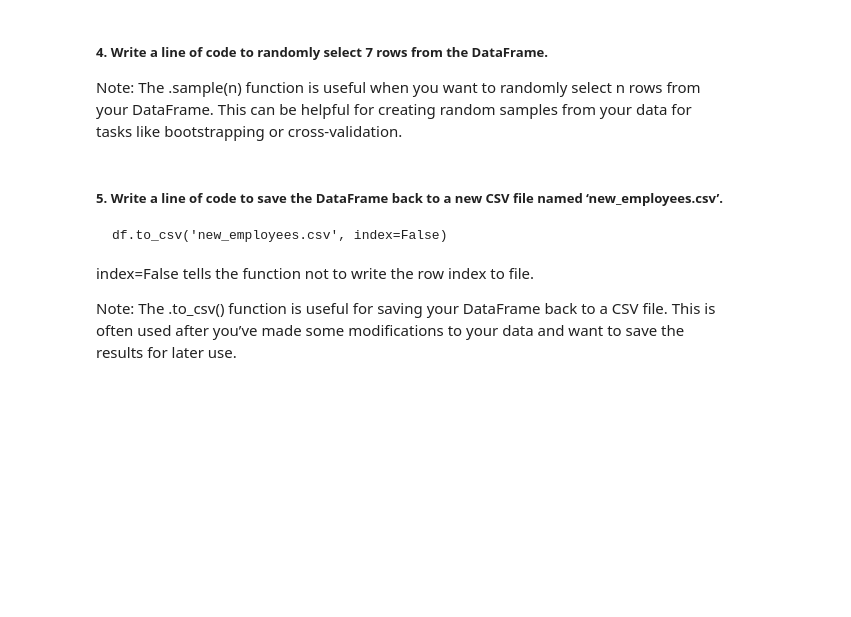
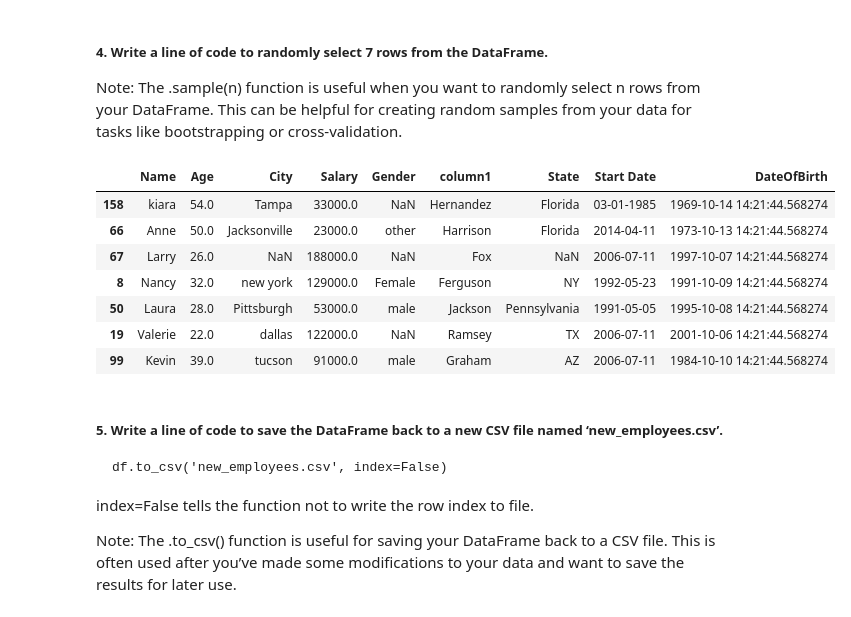
Before and after one commit to Teddeakin/Year-2-Artificial-intelligence, a Jupyter notebook: session3/04-1 Introduction to Python Pandas.ipynb, the cells around one changed output. Cells and saved outputs as stored; diff of their text form; code cells hidden in the pictures; blank space fills up the shorter version.

````diff
--- a/session3/04-1 Introduction to Python Pandas.ipynb
+++ b/session3/04-1 Introduction to Python Pandas.ipynb
@@ -41,6 +71,8 @@ The employees.csv file will need to be in the same directory(folder) as the note
 ```
 
 Note: This function is useful for loading CSV data into a pandas DataFrame, which is a two-dimensional labeled data structure with columns of potentially different types. It’s one of the most common initial steps in data analysis.
+# %%
+df = pd.read_csv('employees.csv')
 # %% [markdown]
 ##### 2. Write a line of code to display the first 5 rows of the DataFrame.
 
@@ -53,6 +101,17 @@ Note: The .tail(n) function is useful for quickly viewing the last n rows of you
 ##### 4. Write a line of code to randomly select 7 rows from the DataFrame.
 
 Note: The .sample(n) function is useful when you want to randomly select n rows from your DataFrame. This can be helpful for creating random samples from your data for tasks like bootstrapping or cross-validation.
+# %%
+df.sample(7)
+# %% [output]
+|  | Name | Age | City | Salary | Gender | column1 | State | Start Date | DateOfBirth |
+| 158 | kiara | 54.0 | Tampa | 33000.0 | NaN | Hernandez | Florida | 03-01-1985 | 1969-10-14 14:21:44.568274 |
+| 66 | Anne | 50.0 | Jacksonville | 23000.0 | other | Harrison | Florida | 2014-04-11 | 1973-10-13 14:21:44.568274 |
+| 67 | Larry | 26.0 | NaN | 188000.0 | NaN | Fox | NaN | 2006-07-11 | 1997-10-07 14:21:44.568274 |
+| 8 | Nancy | 32.0 | new york | 129000.0 | Female | Ferguson | NY | 1992-05-23 | 1991-10-09 14:21:44.568274 |
+| 50 | Laura | 28.0 | Pittsburgh | 53000.0 | male | Jackson | Pennsylvania | 1991-05-05 | 1995-10-08 14:21:44.568274 |
+| 19 | Valerie | 22.0 | dallas | 122000.0 | NaN | Ramsey | TX | 2006-07-11 | 2001-10-06 14:21:44.568274 |
+| 99 | Kevin | 39.0 | tucson | 91000.0 | male | Graham | AZ | 2006-07-11 | 1984-10-10 14:21:44.568274 |
 # %% [markdown]
 ##### 5. Write a line of code to save the DataFrame back to a new CSV file named ‘new_employees.csv’.
 
````
Also changed, not shown: parts of 24 cells of this notebook, 2 other files.
